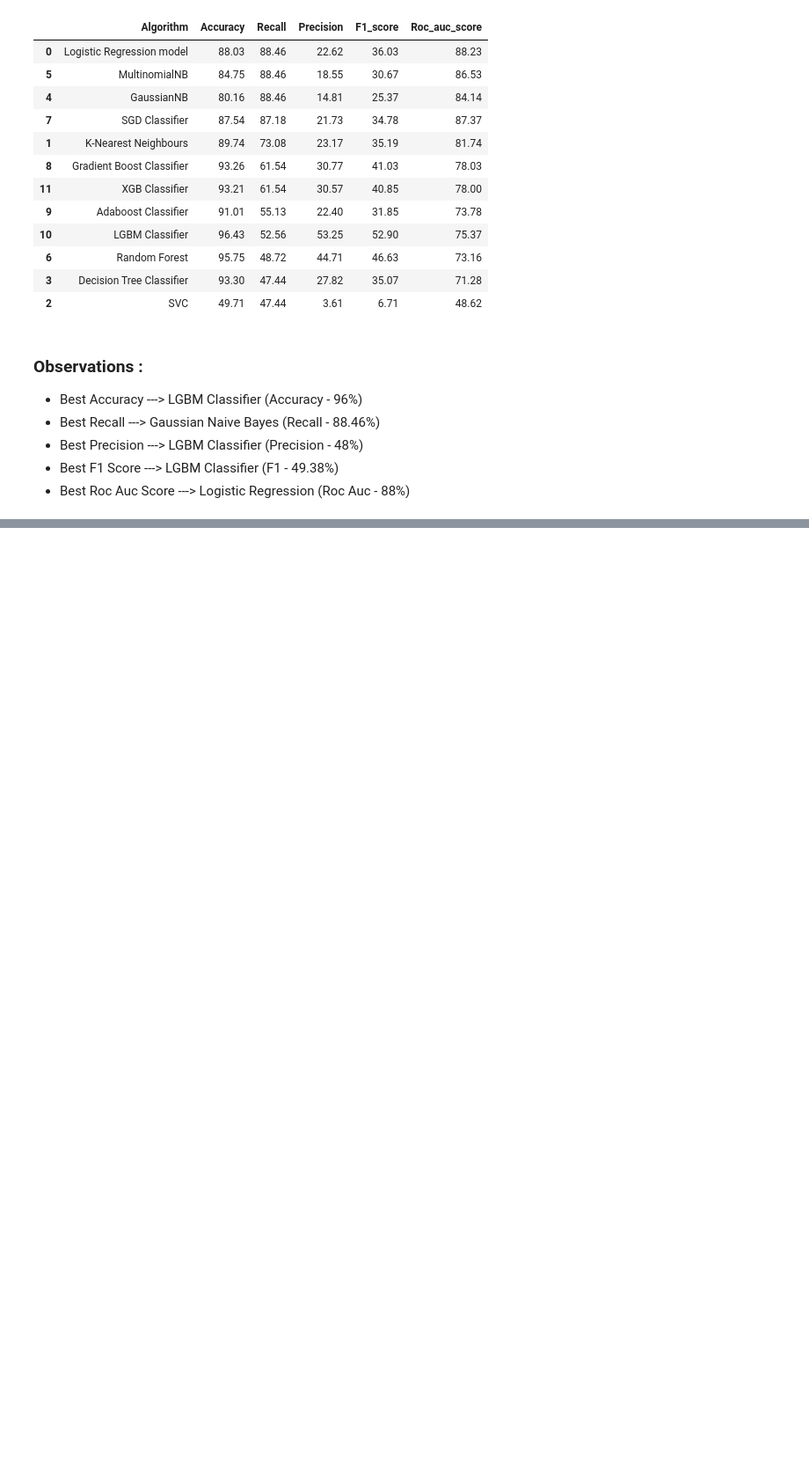
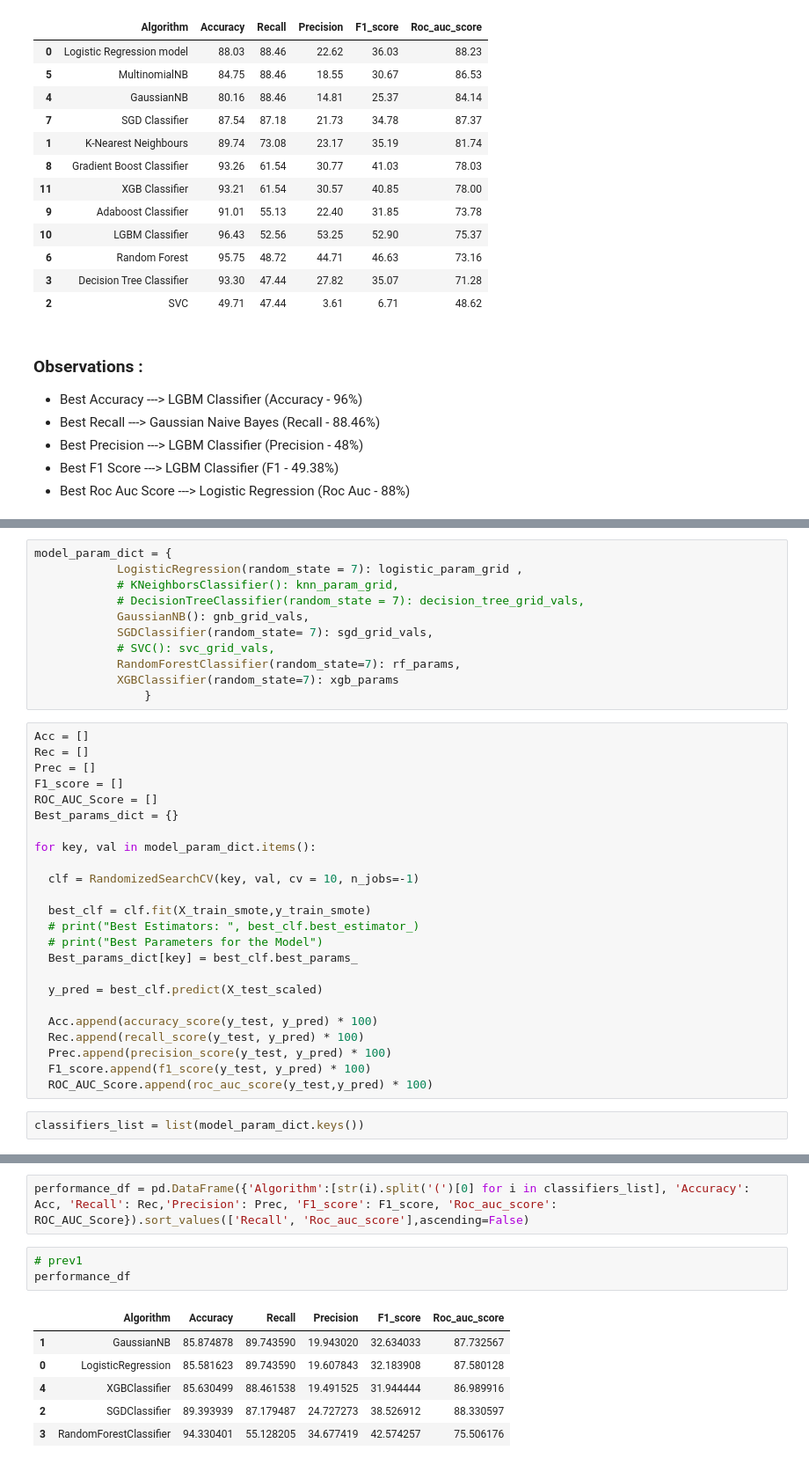
Before and after one commit to RanojoyBiswas/Company-Bankruptcy-Prediction, a Jupyter notebook: COMPANY_BANKRUPTCY_PREDICTION.ipynb, the cells around one changed output, grey strips where cells are left out. Shown at 88% size. Drawn from its saved outputs; the diff is of its cells as text; blank space fills up the shorter version.

```diff
--- a/COMPANY_BANKRUPTCY_PREDICTION.ipynb
+++ b/COMPANY_BANKRUPTCY_PREDICTION.ipynb
@@ -1108,0 +1264,37 @@ performance_df
+# %%
+model_param_dict = {
+            LogisticRegression(random_state = 7): logistic_param_grid ,
+            # KNeighborsClassifier(): knn_param_grid,
+            # DecisionTreeClassifier(random_state = 7): decision_tree_grid_vals,
+            GaussianNB(): gnb_grid_vals,
+            SGDClassifier(random_state= 7): sgd_grid_vals,
+            # SVC(): svc_grid_vals,
+            RandomForestClassifier(random_state=7): rf_params,
+            XGBClassifier(random_state=7): xgb_params
+                }
+# %%
+Acc = []
+Rec = []
+Prec = []
+F1_score = []
+ROC_AUC_Score = []
+Best_params_dict = {}
+
+for key, val in model_param_dict.items():
+
+  clf = RandomizedSearchCV(key, val, cv = 10, n_jobs=-1)
+
+  best_clf = clf.fit(X_train_smote,y_train_smote)
+  # print("Best Estimators: ", best_clf.best_estimator_)
+  # print("Best Parameters for the Model")
+  Best_params_dict[key] = best_clf.best_params_
+
+  y_pred = best_clf.predict(X_test_scaled)
+
+  Acc.append(accuracy_score(y_test, y_pred) * 100)
+  Rec.append(recall_score(y_test, y_pred) * 100)
+  Prec.append(precision_score(y_test, y_pred) * 100)
+  F1_score.append(f1_score(y_test, y_pred) * 100)
+  ROC_AUC_Score.append(roc_auc_score(y_test,y_pred) * 100)
+# %%
+classifiers_list = list(model_param_dict.keys())
@@ -1108,0 +1330,12 @@ performance_df
+# %%
+performance_df = pd.DataFrame({'Algorithm':[str(i).split('(')[0] for i in classifiers_list], 'Accuracy': Acc, 'Recall': Rec,'Precision': Prec, 'F1_score': F1_score, 'Roc_auc_score': ROC_AUC_Score}).sort_values(['Recall', 'Roc_auc_score'],ascending=False)
+# %%
+# prev1
+performance_df
+# %% [output]
+|  | Algorithm | Accuracy | Recall | Precision | F1_score | Roc_auc_score |
+| 1 | GaussianNB | 85.874878 | 89.743590 | 19.943020 | 32.634033 | 87.732567 |
+| 0 | LogisticRegression | 85.581623 | 89.743590 | 19.607843 | 32.183908 | 87.580128 |
+| 4 | XGBClassifier | 85.630499 | 88.461538 | 19.491525 | 31.944444 | 86.989916 |
+| 2 | SGDClassifier | 89.393939 | 87.179487 | 24.727273 | 38.526912 | 88.330597 |
+| 3 | RandomForestClassifier | 94.330401 | 55.128205 | 34.677419 | 42.574257 | 75.506176 |
```
Also changed, not shown: parts of 19 cells of this notebook.
